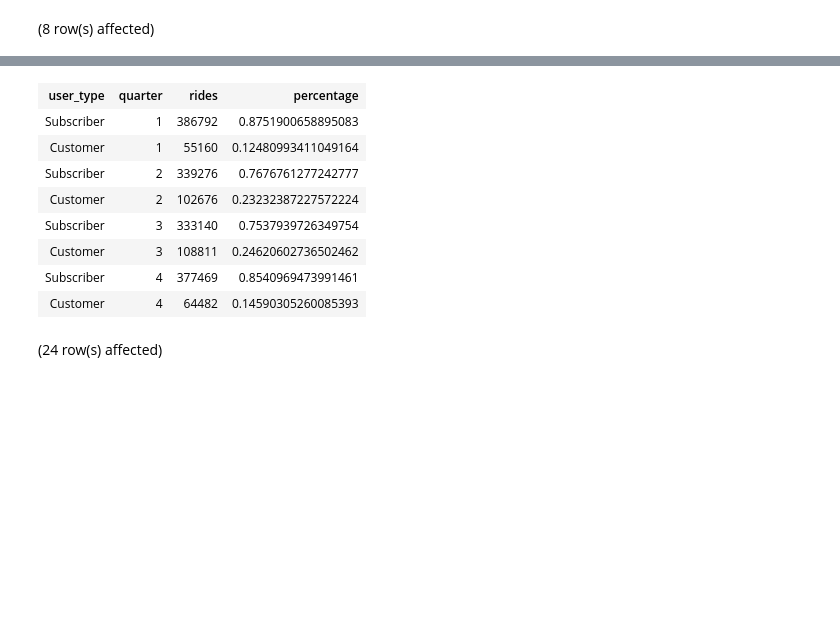
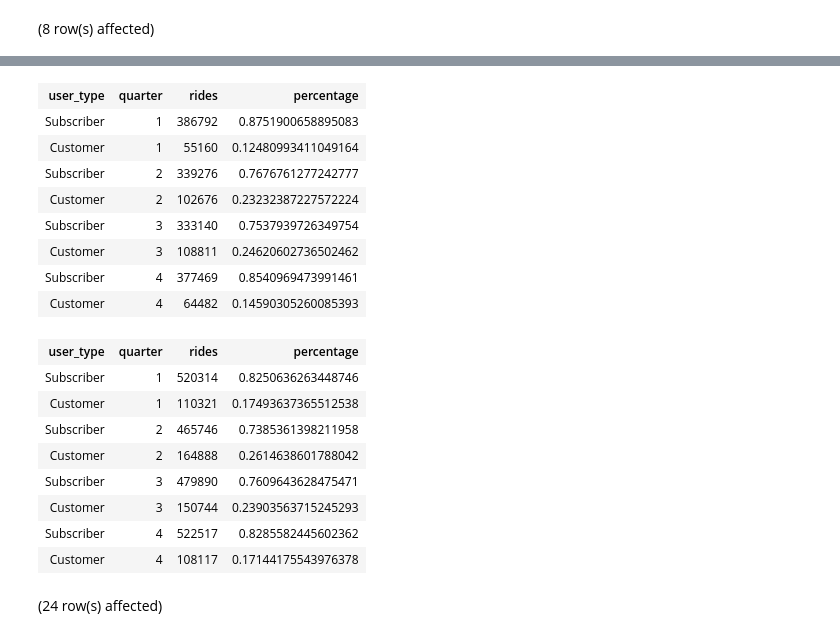
Before and after one commit to datapointchris/boston-bluebikes, a Jupyter notebook: queries.ipynb, the cells around one changed output, grey strips where cells are left out. Drawn from its saved outputs; the diff is of its cells as text; code cells hidden in the pictures; blank space fills up the shorter version.

```diff
--- a/queries.ipynb
+++ b/queries.ipynb
@@ -19,12 +65,24 @@ with q as(
     ntile(4) over(order by start_time) as quarter
     from bluebikes_2018
     )
-
 select user_type, quarter,
 count(*) as rides,
 count(*) / (cast(sum(count(*)) over(partition by quarter) as float)) as percentage
 from q
 group by quarter, user_type
-order by quarter, percentage desc
+order by quarter, percentage desc;
+
+
+with q as(
+    select user_type,
+    ntile(4) over(order by start_time) as quarter
+    from bluebikes_2019
+    )
+select user_type, quarter,
+count(*) as rides,
+count(*) / (cast(sum(count(*)) over(partition by quarter) as float)) as percentage
+from q
+group by quarter, user_type
+order by quarter, percentage desc;
 # %% [output]
 (8 row(s) affected)
@@ -32,12 +91,21 @@ Total execution time: 00:00:01.807
 | user_type | quarter | rides | percentage |
 | Subscriber | 1 | 386792 | 0.8751900658895083 |
 | Customer | 1 | 55160 | 0.12480993411049164 |
 | Subscriber | 2 | 339276 | 0.7676761277242777 |
 | Customer | 2 | 102676 | 0.23232387227572224 |
 | Subscriber | 3 | 333140 | 0.7537939726349754 |
 | Customer | 3 | 108811 | 0.24620602736502462 |
 | Subscriber | 4 | 377469 | 0.8540969473991461 |
 | Customer | 4 | 64482 | 0.14590305260085393 |
+| user_type | quarter | rides | percentage |
+| Subscriber | 1 | 520314 | 0.8250636263448746 |
+| Customer | 1 | 110321 | 0.17493637365512538 |
+| Subscriber | 2 | 465746 | 0.7385361398211958 |
+| Customer | 2 | 164888 | 0.2614638601788042 |
+| Subscriber | 3 | 479890 | 0.7609643628475471 |
+| Customer | 3 | 150744 | 0.23903563715245293 |
+| Subscriber | 4 | 522517 | 0.8285582445602362 |
+| Customer | 4 | 108117 | 0.17144175543976378 |
 # %%
 -- Rider type by gender by month
 
```
Also changed, not shown: parts of 7 cells of this notebook.
